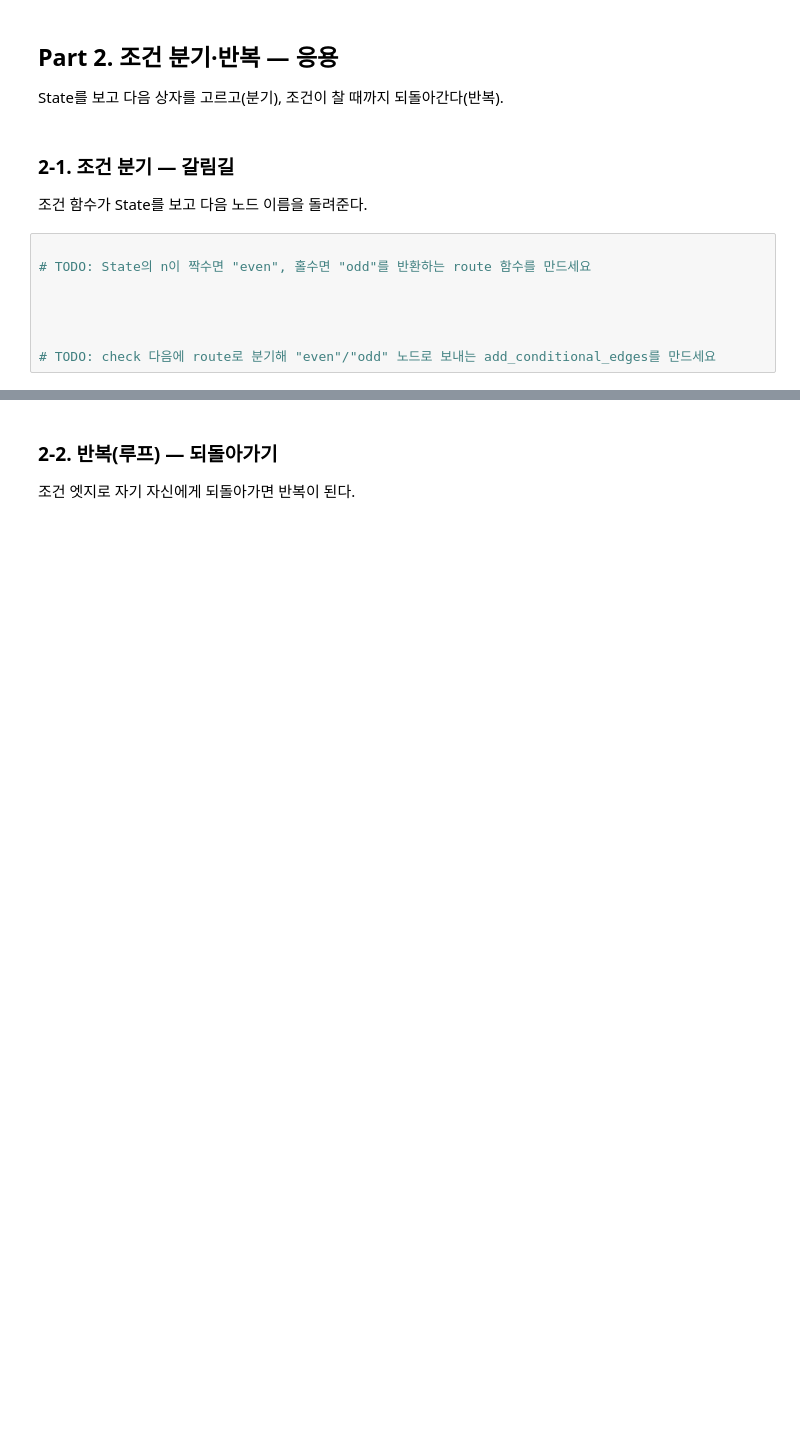
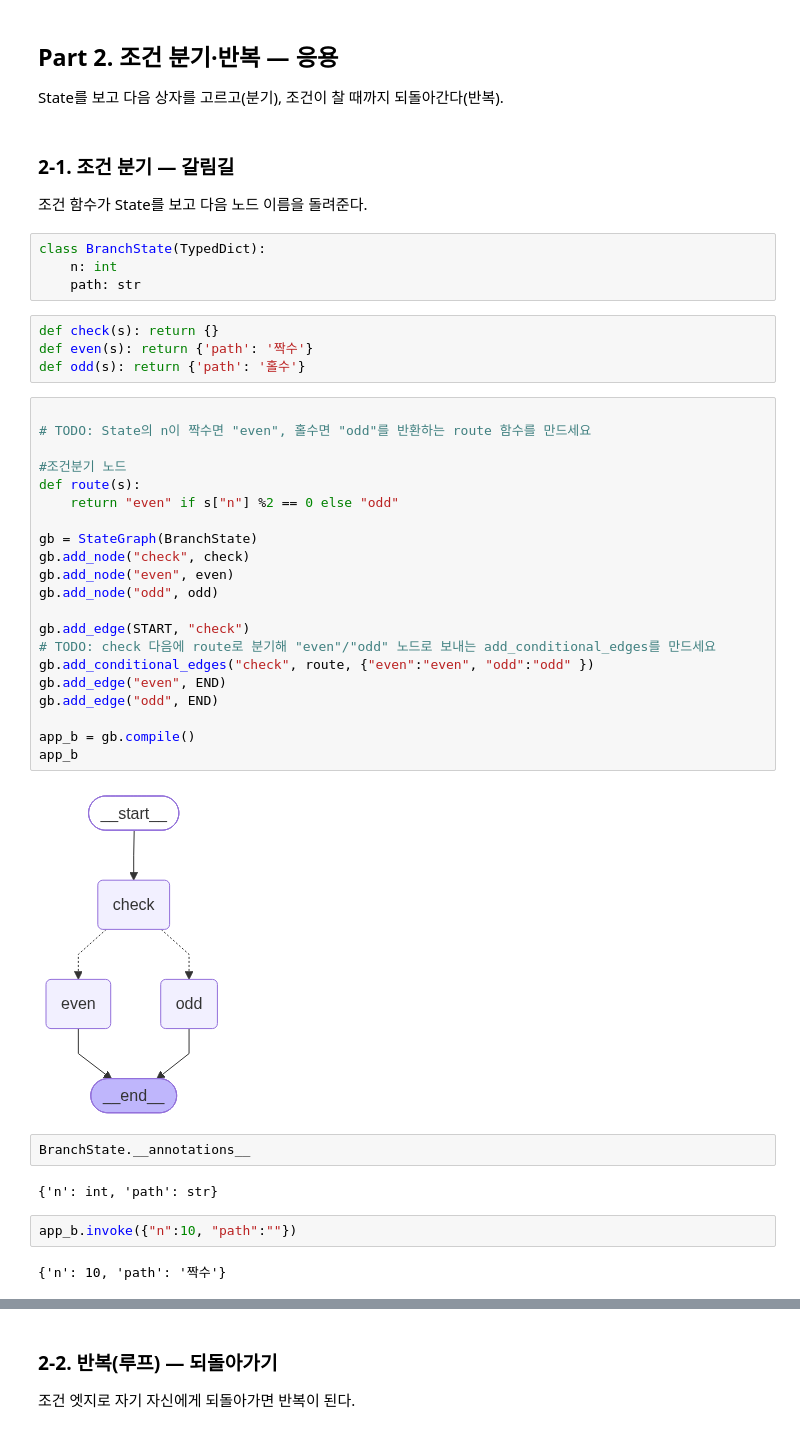
Before and after one commit to poohoot-ai/2026_aio2_llm_app_dev, a Jupyter notebook: notebooks/Day14-LangGraph기초와도구에이전트재구성-실습.ipynb, the cells around one changed output, grey strips where cells are left out. Cells and saved outputs as stored; diff of their text form; blank space fills up the shorter version.

Commit message:
Day14-LangGraph기초와도구에이전트재구성

```diff
--- a/notebooks/Day14-LangGraph기초와도구에이전트재구성-실습.ipynb
+++ b/notebooks/Day14-LangGraph기초와도구에이전트재구성-실습.ipynb
@@ -152,11 +187,42 @@ State를 보고 다음 상자를 고르고(분기), 조건이 찰 때까지 되
 ### 2-1. 조건 분기 — 갈림길
 
 조건 함수가 State를 보고 다음 노드 이름을 돌려준다.
+# %%
+class BranchState(TypedDict):
+    n: int
+    path: str
+# %%
+def check(s): return {}
+def even(s): return {'path': '짝수'}
+def odd(s): return {'path': '홀수'}
 # %%
 
 # TODO: State의 n이 짝수면 "even", 홀수면 "odd"를 반환하는 route 함수를 만드세요
 
+#조건분기 노드
+def route(s):
+    return "even" if s["n"] %2 == 0 else "odd"
 
+gb = StateGraph(BranchState)
+gb.add_node("check", check)
+gb.add_node("even", even)
+gb.add_node("odd", odd)
 
+gb.add_edge(START, "check")
+# TODO: check 다음에 route로 분기해 "even"/"odd" 노드로 보내는 add_conditional_edges를 만드세요
+gb.add_conditional_edges("check", route, {"even":"even", "odd":"odd" })
+gb.add_edge("even", END)
+gb.add_edge("odd", END)
 
-# TODO: check 다음에 route로 분기해 "even"/"odd" 노드로 보내는 add_conditional_edges를 만드세요
+app_b = gb.compile()
+app_b
+# %% [output]
+[figure, added]
+# %%
+BranchState.__annotations__
+# %% [output]
+{'n': int, 'path': str}
+# %%
+app_b.invoke({"n":10, "path":""})
+# %% [output]
+{'n': 10, 'path': '짝수'}
```
Also changed, not shown: parts of 69 cells of this notebook.
